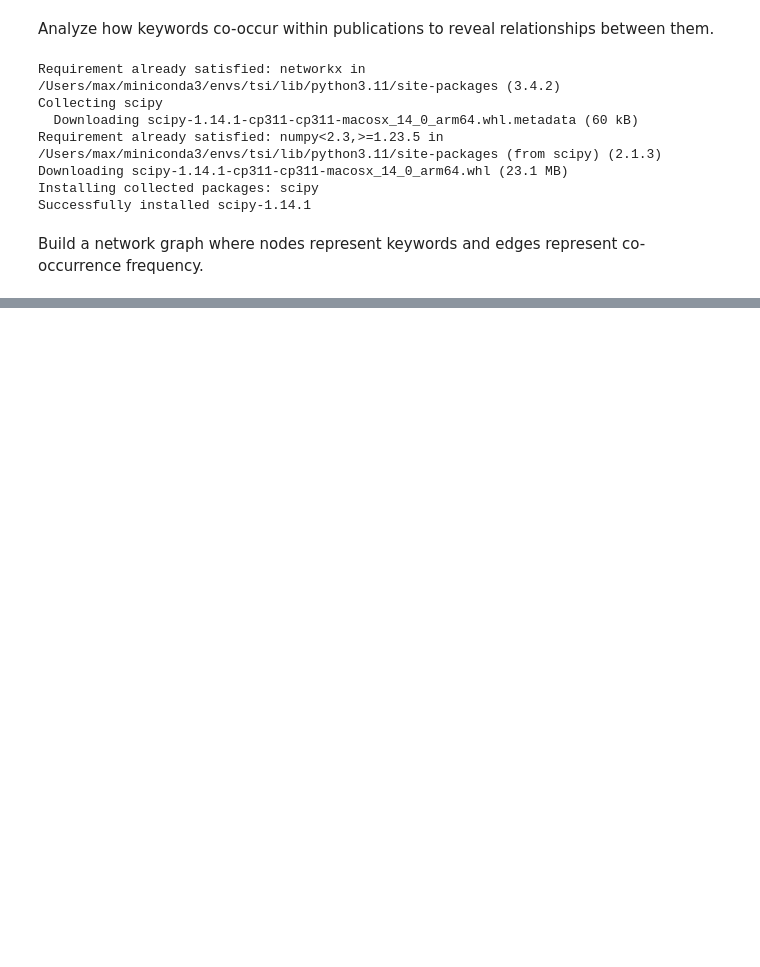
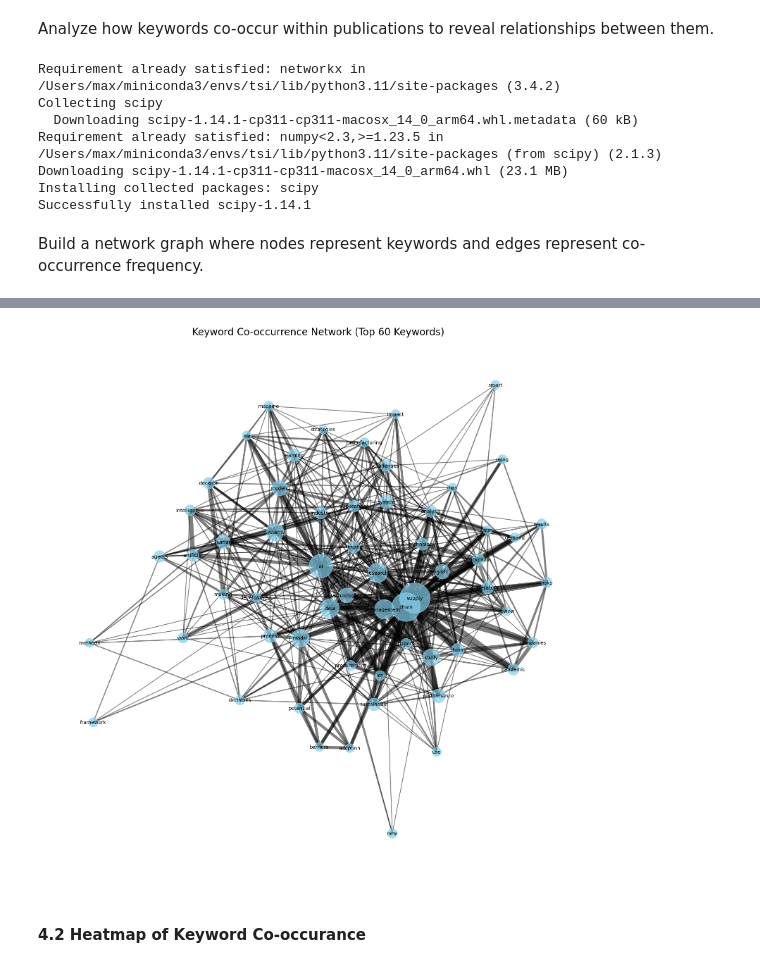
Before and after one commit to skazo4nick/tsi-sota-ai, a Jupyter notebook: notebooks/1_keywords_analysis.ipynb, the cells around one changed output, grey strips where cells are left out. Drawn from its saved outputs; the diff is of its cells as text; code cells hidden in the pictures; blank space fills up the shorter version.

```diff
--- a/notebooks/1_keywords_analysis.ipynb
+++ b/notebooks/1_keywords_analysis.ipynb
@@ -756,0 +693,70 @@ plt.show()
+# %%
+# Assuming references_keywords_df is already loaded
+# If not, load it using pd.read_json or other relevant methods
+# references_keywords_df = pd.read_json('path_to_your_references_with_keywords_gemini.json', orient='records', lines=True)
+
+# 1. Calculate Keyword Frequencies and Identify Top 60 Keywords
+
+# Flatten the list of all keywords
+all_keywords = [keyword for keywords_list in references_keywords_df['extracted_keywords'] for keyword in keywords_list]
+
+# Count the frequency of each keyword
+keyword_counts = Counter(all_keywords)
+
+# Get the top 60 most common keywords
+top_60_keywords = [keyword for keyword, count in keyword_counts.most_common(60)]
+
+# Display the top 60 keywords
+top_60_df = pd.DataFrame(keyword_counts.most_common(60), columns=['Keyword', 'Frequency'])
+print("Top 60 Keywords by Frequency:")
+print(top_60_df)
+
+# 2. Build the Co-occurrence Network with Top 60 Keywords
+
+# Create an empty graph
+G = nx.Graph()
+
+# Iterate through each list of extracted keywords
+for keywords_list in tqdm(references_keywords_df['extracted_keywords'], desc='Building Co-occurrence Network'):
+    # Keep only the top 60 keywords in the current publication
+    filtered_keywords = set(keywords_list).intersection(top_60_keywords)
+
+    # Add edges between all unique pairs of filtered keywords
+    for kw1, kw2 in combinations(filtered_keywords, 2):
+        if G.has_edge(kw1, kw2):
+            G[kw1][kw2]['weight'] += 1
+        else:
+            G.add_edge(kw1, kw2, weight=1)
+
+# 3. Filter Edges by Weight (Optional)
+
+# Define a threshold for minimum co-occurrence
+threshold = 3
+
+# Identify edges with weight less than the threshold
+edges_to_remove = [(u, v) for u, v, attr in G.edges(data=True) if attr['weight'] < threshold]
+
+# Remove the identified edges
+G.remove_edges_from(edges_to_remove)
+
+# 4. Draw the Network Graph
+
+plt.figure(figsize=(16, 16))  # Increased figure size for better readability
+pos = nx.spring_layout(G, k=0.15, iterations=50)  # Adjusted layout parameters for better spacing
+
+# Draw nodes with sizes proportional to their frequencies
+node_sizes = [keyword_counts[node] * 20 for node in G.nodes()]
+nx.draw_networkx_nodes(G, pos, node_size=node_sizes, node_color='skyblue', alpha=0.7)
+
+# Draw edges with widths proportional to their weights
+edge_weights = [G[u][v]['weight'] for u, v in G.edges()]
+nx.draw_networkx_edges(G, pos, width=[weight * 0.5 for weight in edge_weights], alpha=0.5)
+
+# Draw labels
+nx.draw_networkx_labels(G, pos, font_size=10, font_family='sans-serif')
+
+plt.title('Keyword Co-occurrence Network (Top 60 Keywords)', fontsize=20)
+plt.axis('off')  # Hide the axes
+plt.tight_layout()
+plt.show()
+# %% [output]
@@ -756,0 +780,3 @@ plt.show()
+[figure, added]
+# %% [markdown]
+#### 4.2 Heatmap of Keyword Co-occurance
```
Also changed, not shown: parts of 12 cells of this notebook.
